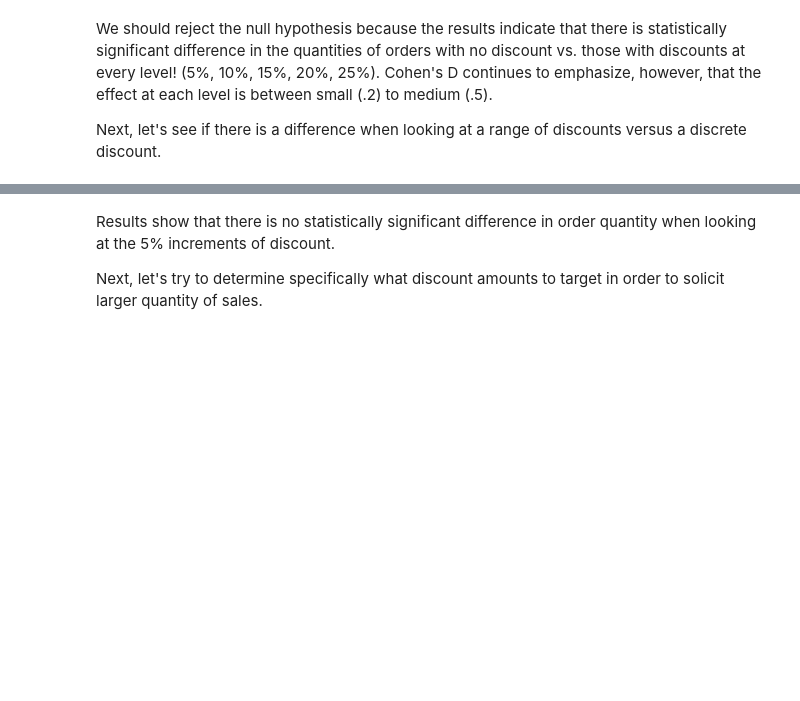
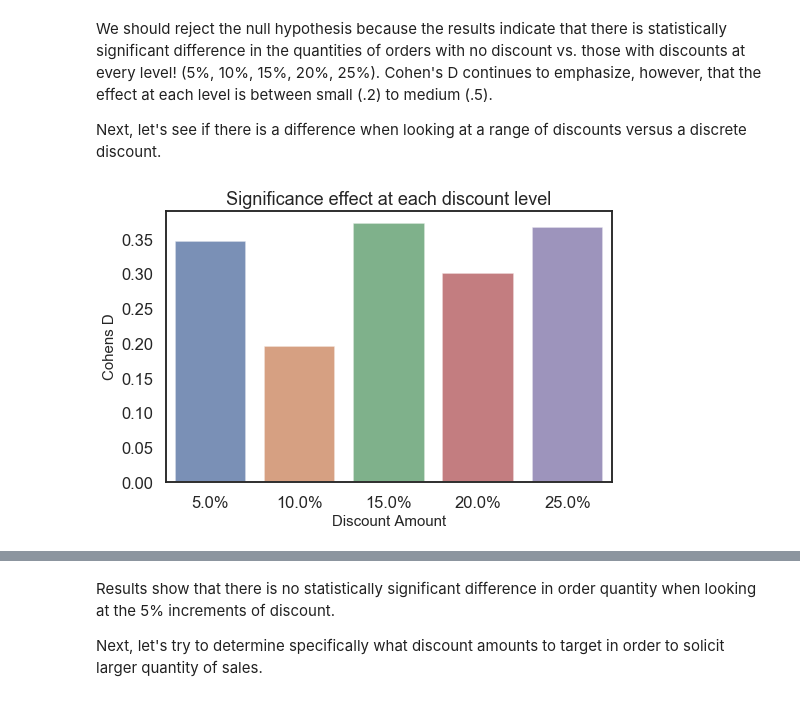
Before and after one commit to melisabardhi/Project2, a Jupyter notebook: Project 2.ipynb, the cells around one changed output, grey strips where cells are left out. Drawn from its saved outputs; the diff is of its cells as text; code cells hidden in the pictures; blank space fills up the shorter version.

```diff
--- a/Project 2.ipynb
+++ b/Project 2.ipynb
@@ -725,4 +725,14 @@ discounts_significance_df
 We should reject the null hypothesis because the results indicate that there is statistically significant difference in the quantities of orders with no discount vs. those with discounts at every level! (5%, 10%, 15%, 20%, 25%). Cohen's D continues to emphasize, however, that the effect at each level is between small (.2) to medium (.5).
 
 Next, let's see if there is a difference when looking at a range of discounts versus a discrete discount.
+# %%
+# Display order of effects at each level
+plt.figure(figsize=(8,5))
+sns.barplot(discounts_significance_df.Discount, discounts_significance_df.CohensD, alpha=0.8)
+plt.title('Significance effect at each discount level')
+plt.ylabel('Cohens D', fontsize=15)
+plt.xlabel('Discount Amount', fontsize=15)
+plt.show()
+# %% [output]
+[figure, added]
 # %% [markdown]
```
Also changed, not shown: parts of 41 cells of this notebook.
